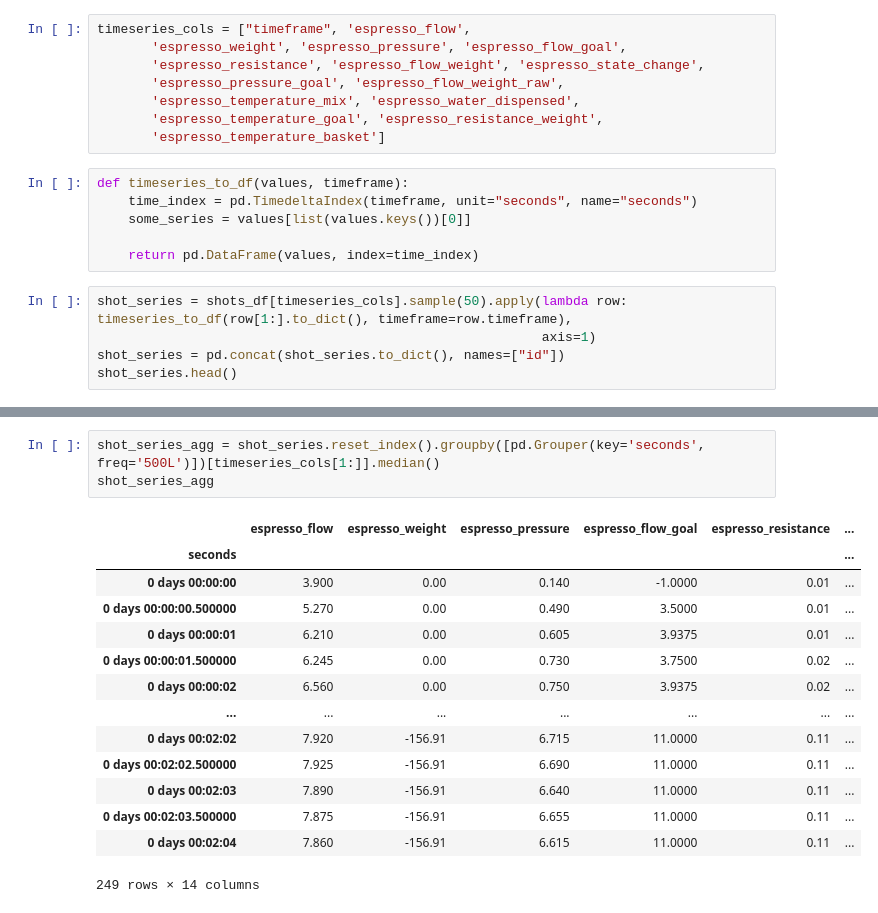
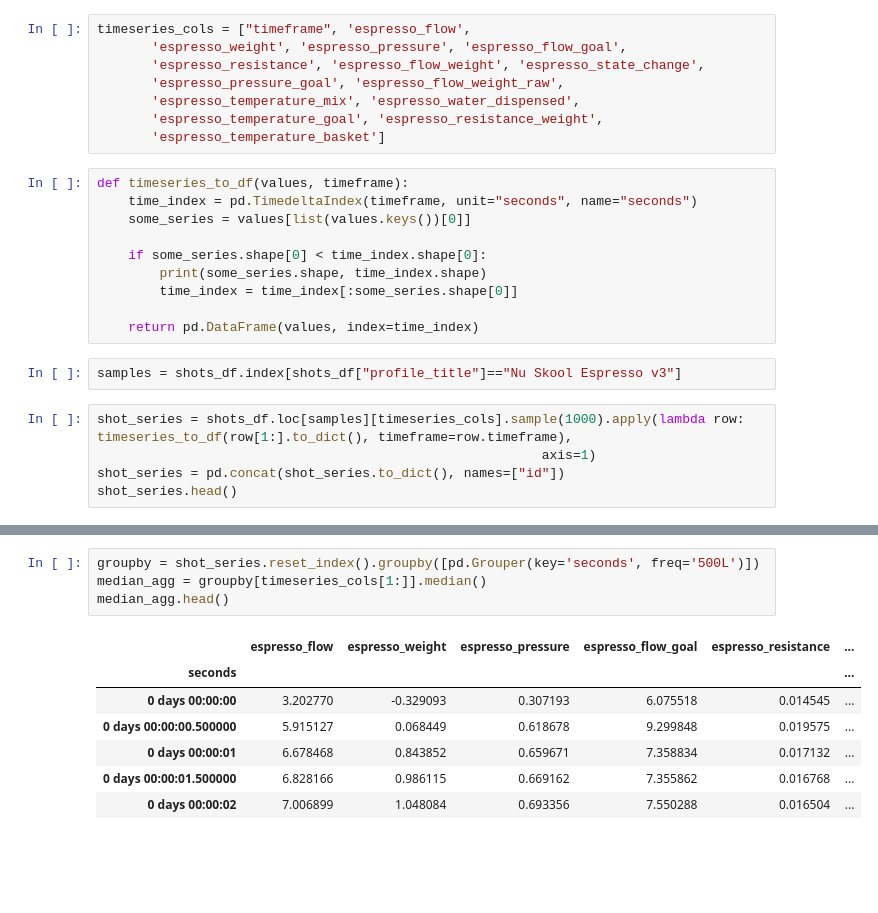
Before and after one commit to JonnyTran/espresso-manifold, a Jupyter notebook: notebooks/2.0-Explore Shots dataset.ipynb, the cells around one changed output, grey strips where cells are left out. Cells and saved outputs as stored; diff of their text form; blank space fills up the shorter version.

```diff
--- a/notebooks/2.0-Explore Shots dataset.ipynb
+++ b/notebooks/2.0-Explore Shots dataset.ipynb
@@ -105,9 +130,15 @@ def timeseries_to_df(values, timeframe):
     time_index = pd.TimedeltaIndex(timeframe, unit="seconds", name="seconds")
     some_series = values[list(values.keys())[0]]
 
+    if some_series.shape[0] < time_index.shape[0]:
+        print(some_series.shape, time_index.shape)
+        time_index = time_index[:some_series.shape[0]]
+
     return pd.DataFrame(values, index=time_index)
+# %%
+samples = shots_df.index[shots_df["profile_title"]=="Nu Skool Espresso v3"]
 # %%
-shot_series = shots_df[timeseries_cols].sample(50).apply(lambda row: timeseries_to_df(row[1:].to_dict(), timeframe=row.timeframe),
+shot_series = shots_df.loc[samples][timeseries_cols].sample(1000).apply(lambda row: timeseries_to_df(row[1:].to_dict(), timeframe=row.timeframe),
                                                          axis=1)
 shot_series = pd.concat(shot_series.to_dict(), names=["id"])
 shot_series.head()
@@ -122,18 +153,12 @@ shot_series.head()
 # %%
-shot_series_agg = shot_series.reset_index().groupby([pd.Grouper(key='seconds', freq='500L')])[timeseries_cols[1:]].median()
-shot_series_agg
+groupby = shot_series.reset_index().groupby([pd.Grouper(key='seconds', freq='500L')])
+median_agg = groupby[timeseries_cols[1:]].median()
+median_agg.head()
 # %% [output]
 |  | espresso_flow | espresso_weight | espresso_pressure | espresso_flow_goal | espresso_resistance | ... |
 | seconds |  |  |  |  |  | ... |
-| 0 days 00:00:00 | 3.900 | 0.00 | 0.140 | -1.0000 | 0.01 | ... |
-| 0 days 00:00:00.500000 | 5.270 | 0.00 | 0.490 | 3.5000 | 0.01 | ... |
-| 0 days 00:00:01 | 6.210 | 0.00 | 0.605 | 3.9375 | 0.01 | ... |
-| 0 days 00:00:01.500000 | 6.245 | 0.00 | 0.730 | 3.7500 | 0.02 | ... |
-| 0 days 00:00:02 | 6.560 | 0.00 | 0.750 | 3.9375 | 0.02 | ... |
-| ... | ... | ... | ... | ... | ... | ... |
-| 0 days 00:02:02 | 7.920 | -156.91 | 6.715 | 11.0000 | 0.11 | ... |
-| 0 days 00:02:02.500000 | 7.925 | -156.91 | 6.690 | 11.0000 | 0.11 | ... |
-| 0 days 00:02:03 | 7.890 | -156.91 | 6.640 | 11.0000 | 0.11 | ... |
-| 0 days 00:02:03.500000 | 7.875 | -156.91 | 6.655 | 11.0000 | 0.11 | ... |
-| 0 days 00:02:04 | 7.860 | -156.91 | 6.615 | 11.0000 | 0.11 | ... |
+| 0 days 00:00:00 | 3.202770 | -0.329093 | 0.307193 | 6.075518 | 0.014545 | ... |
+| 0 days 00:00:00.500000 | 5.915127 | 0.068449 | 0.618678 | 9.299848 | 0.019575 | ... |
+| 0 days 00:00:01 | 6.678468 | 0.843852 | 0.659671 | 7.358834 | 0.017132 | ... |
+| 0 days 00:00:01.500000 | 6.828166 | 0.986115 | 0.669162 | 7.355862 | 0.016768 | ... |
+| 0 days 00:00:02 | 7.006899 | 1.048084 | 0.693356 | 7.550288 | 0.016504 | ... |
-249 rows × 14 columns
```
Also changed, not shown: parts of 6 cells of this notebook, 2 other files.
